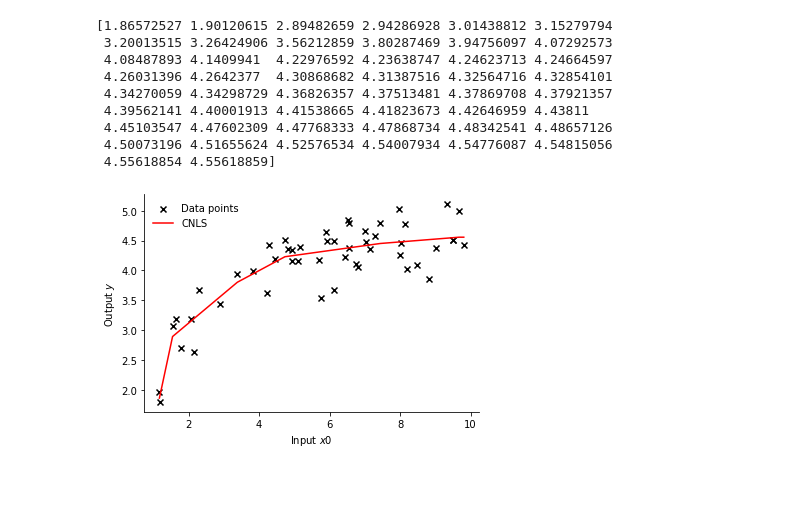
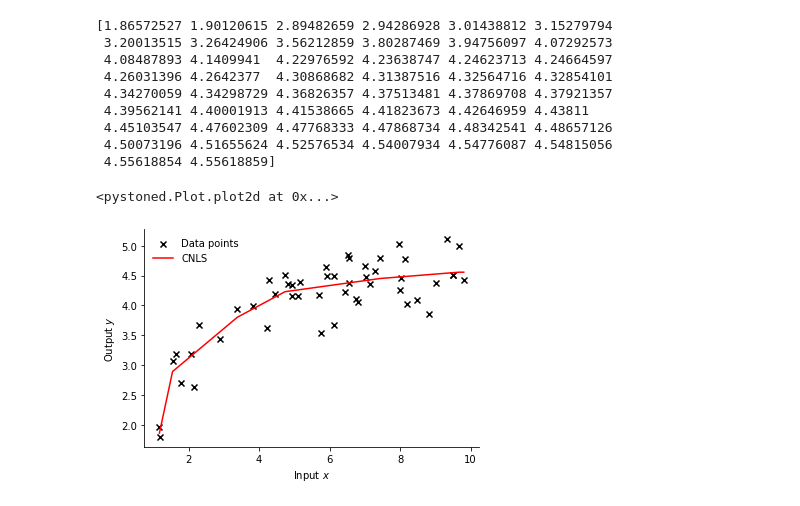
Before and after one commit to ds2010/pyStoNED, a Jupyter notebook: notebooks/Ex1.ipynb, the cells around one changed output. Drawn from its saved outputs; the diff is of its cells as text; code cells hidden in the pictures.

Commit message:
fix: update the CNLS_frontier example #1

```diff
--- a/notebooks/Ex1.ipynb
+++ b/notebooks/Ex1.ipynb
@@ -113,6 +114,8 @@ print(model.get_frontier())
  4.55618854 4.55618859]
 # %%
 # plot CNLS frontier
-model.plot2d(0, fig_name="CNLS_frontier")
+yhat=model.get_frontier()
+Plot.plot2d(x, y, yhat, label_name='CNLS', fig_name='CNLS_frontier')
 # %% [output]
+<pystoned.Plot.plot2d at 0x...>
-[figure, old version]
+[figure, new version]
```
Also changed, not shown: parts of 1 cell of this notebook, 2 other files.
